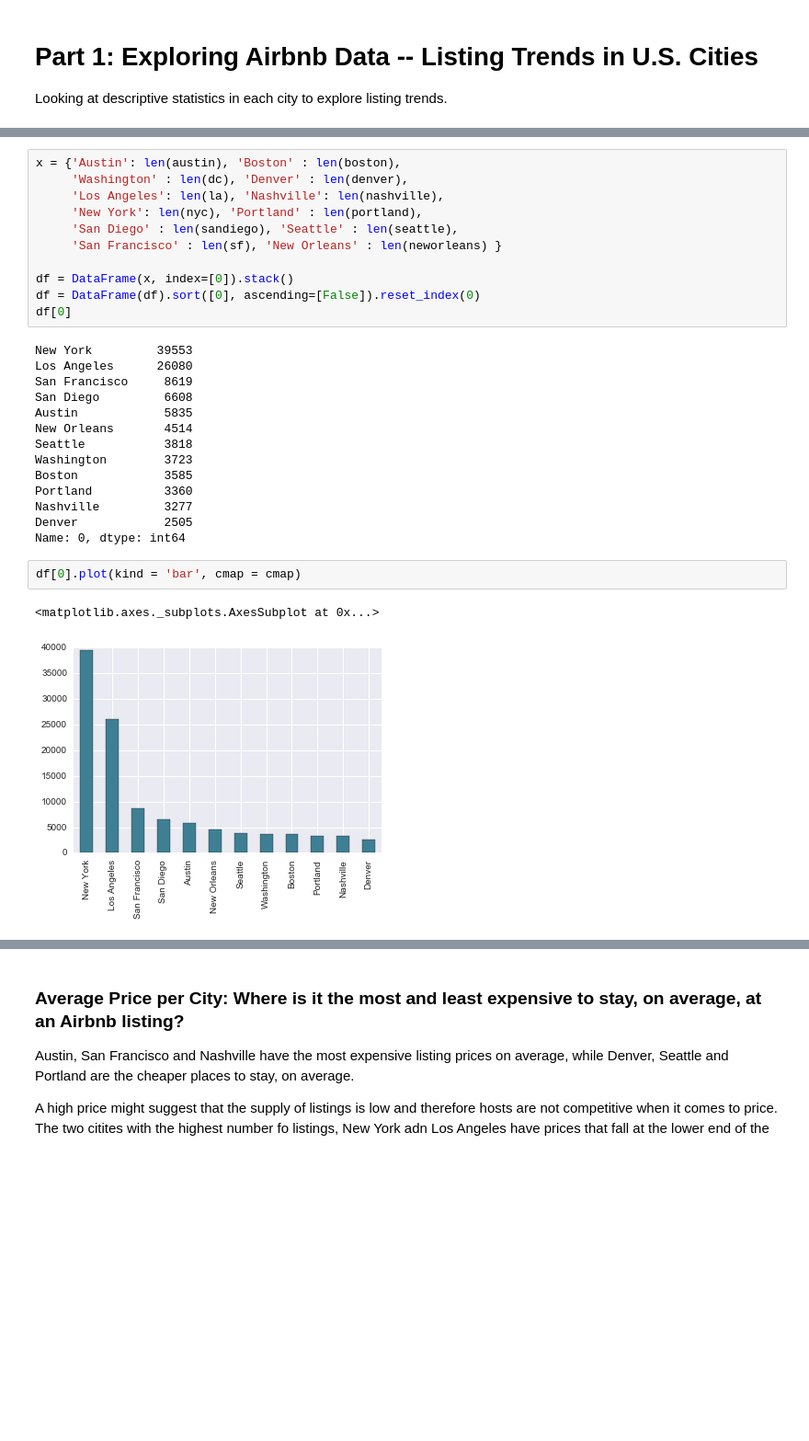
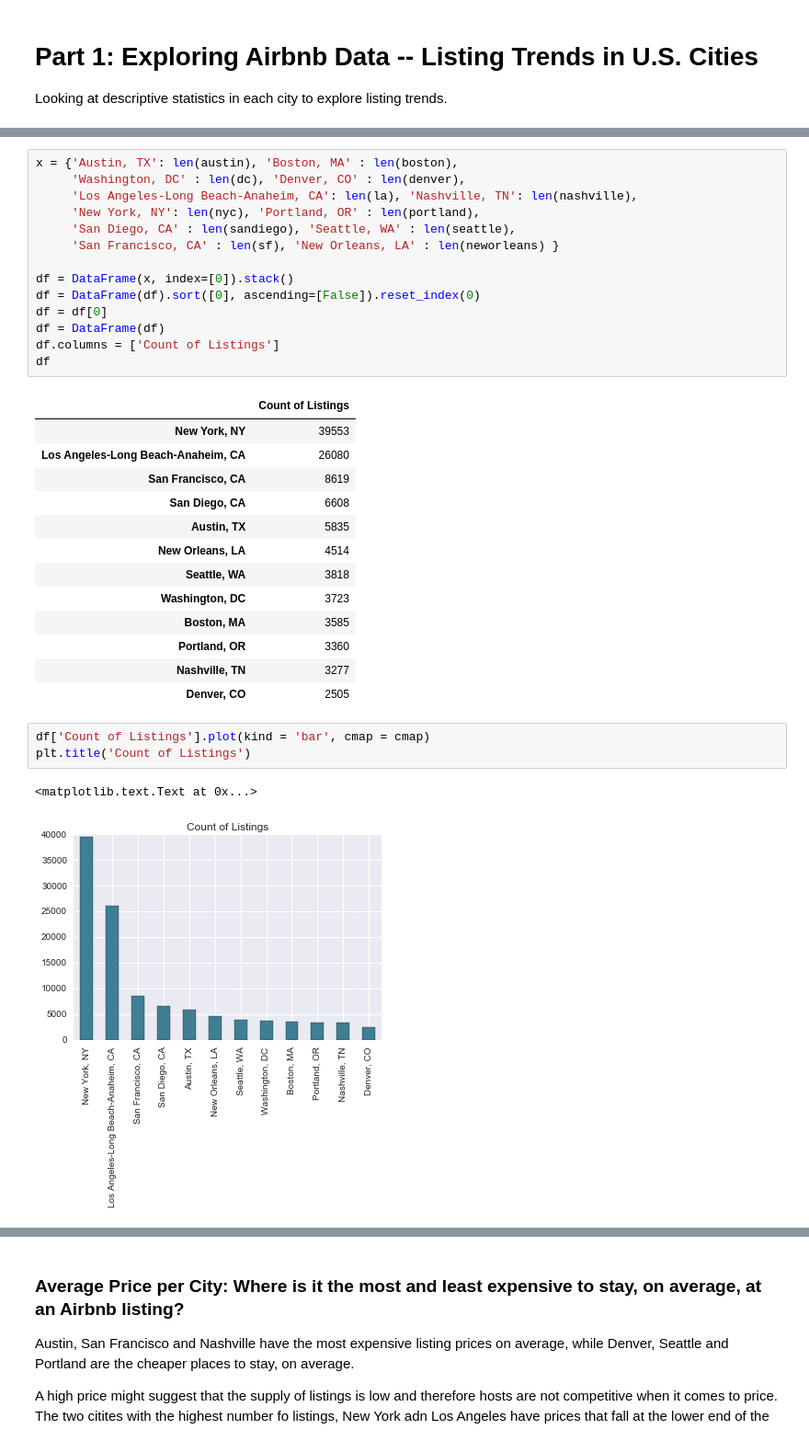
Before and after one commit to nsamrao/Springboard-Data-Science, a Jupyter notebook: Airbnb and Zillow.ipynb, the cells around one changed output, grey strips where cells are left out. Shown at 92% size. Drawn from its saved outputs; the diff is of its cells as text; blank space fills up the shorter version.

```diff
--- a/Airbnb and Zillow.ipynb
+++ b/Airbnb and Zillow.ipynb
@@ -198,32 +201,36 @@ New York and Los Angeles are outliers with a relatively far larger amount of lis
 
 As expected, smaller and less frequented cities Portland, Nashville and Denver have the least amount of listings.
 # %%
-x = {'Austin': len(austin), 'Boston' : len(boston),
-     'Washington' : len(dc), 'Denver' : len(denver),
-     'Los Angeles': len(la), 'Nashville': len(nashville),
-     'New York': len(nyc), 'Portland' : len(portland),
-     'San Diego' : len(sandiego), 'Seattle' : len(seattle),
-     'San Francisco' : len(sf), 'New Orleans' : len(neworleans) }
+x = {'Austin, TX': len(austin), 'Boston, MA' : len(boston),
+     'Washington, DC' : len(dc), 'Denver, CO' : len(denver),
+     'Los Angeles-Long Beach-Anaheim, CA': len(la), 'Nashville, TN': len(nashville),
+     'New York, NY': len(nyc), 'Portland, OR' : len(portland),
+     'San Diego, CA' : len(sandiego), 'Seattle, WA' : len(seattle),
+     'San Francisco, CA' : len(sf), 'New Orleans, LA' : len(neworleans) }
 
 df = DataFrame(x, index=[0]).stack()
 df = DataFrame(df).sort([0], ascending=[False]).reset_index(0)
-df[0]
+df = df[0]
+df = DataFrame(df)
+df.columns = ['Count of Listings']
+df
 # %% [output]
-New York         39553
-Los Angeles      26080
-San Francisco     8619
-San Diego         6608
-Austin            5835
-New Orleans       4514
-Seattle           3818
-Washington        3723
-Boston            3585
-Portland          3360
-Nashville         3277
-Denver            2505
-Name: 0, dtype: int64
+|  | Count of Listings |
+| New York, NY | 39553 |
+| Los Angeles-Long Beach-Anaheim, CA | 26080 |
+| San Francisco, CA | 8619 |
+| San Diego, CA | 6608 |
+| Austin, TX | 5835 |
+| New Orleans, LA | 4514 |
+| Seattle, WA | 3818 |
+| Washington, DC | 3723 |
+| Boston, MA | 3585 |
+| Portland, OR | 3360 |
+| Nashville, TN | 3277 |
+| Denver, CO | 2505 |
 # %%
-df[0].plot(kind = 'bar', cmap = cmap)
+df['Count of Listings'].plot(kind = 'bar', cmap = cmap)
+plt.title('Count of Listings')
 # %% [output]
-<matplotlib.axes._subplots.AxesSubplot at 0x...>
+<matplotlib.text.Text at 0x...>
-[figure, old version]
+[figure, new version]
```
Also changed, not shown: parts of 59 cells of this notebook.
